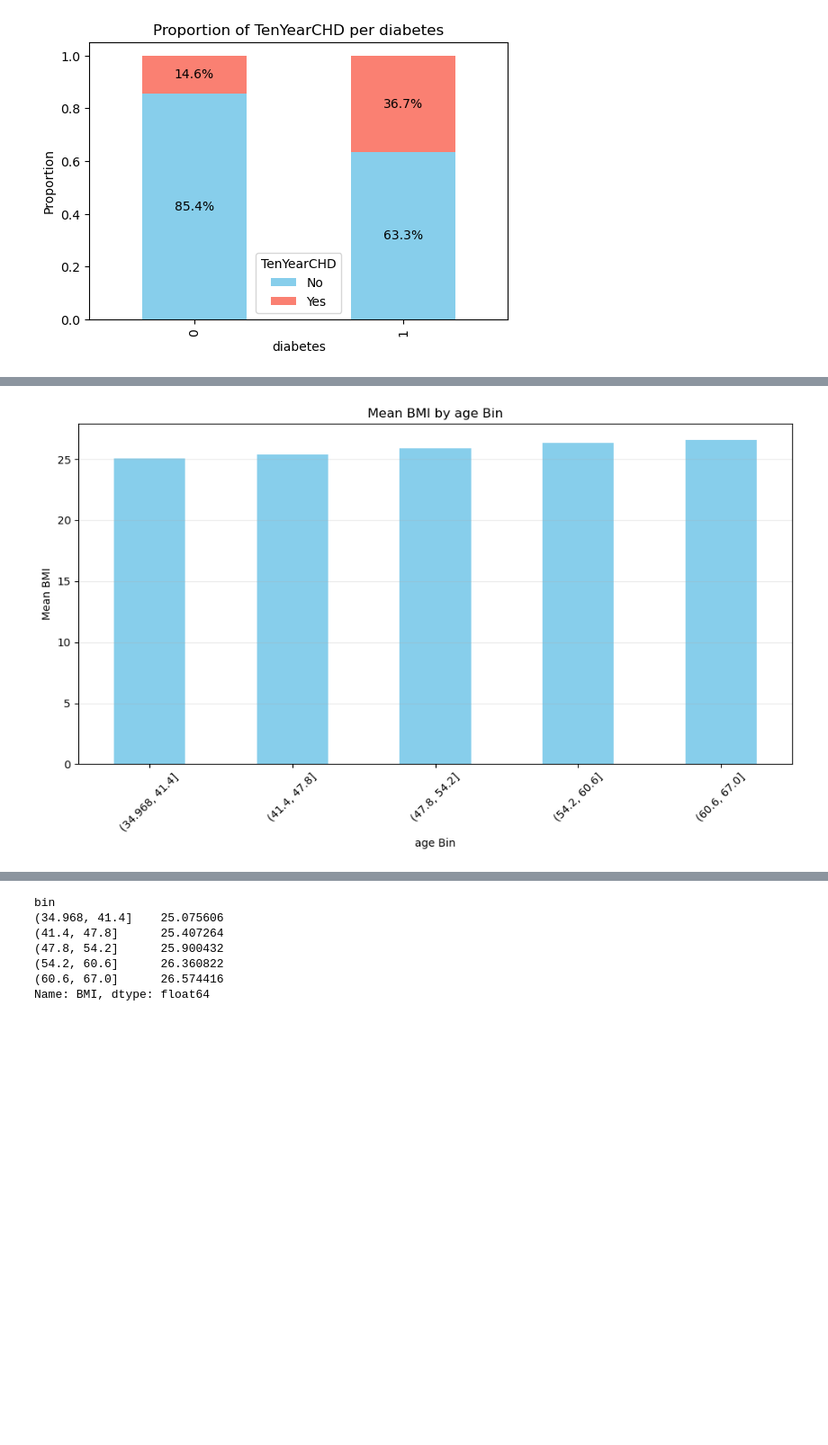
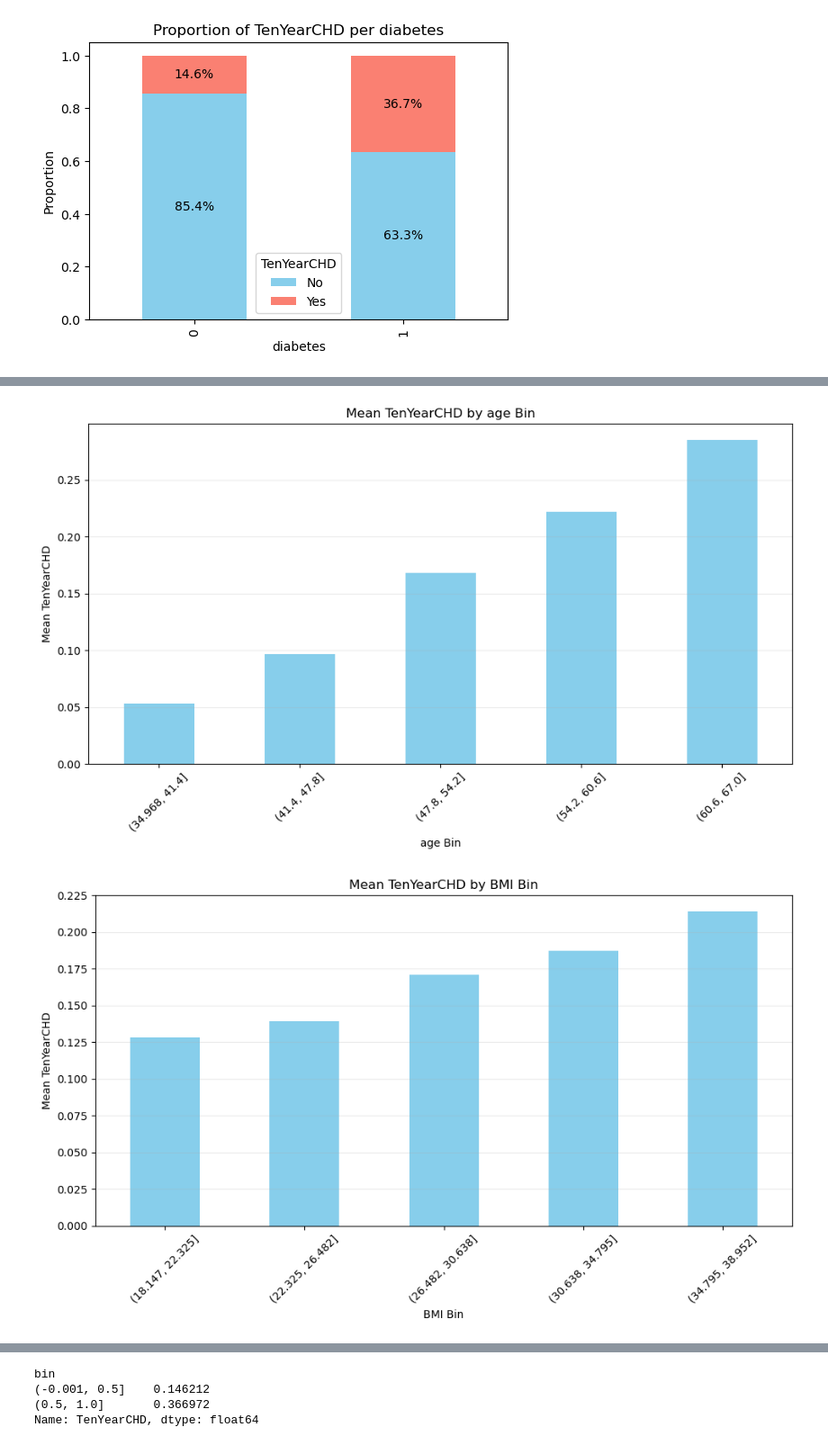
Before and after one commit to Mikerne/BusinessIntelligenceExam, a Jupyter notebook: notebooks/final_report.ipynb, the cells around one changed output, grey strips where cells are left out. Shown at 90% size. Cells and saved outputs as stored; diff of their text form; code cells hidden in the pictures; blank space fills up the shorter version.

```diff
--- a/notebooks/final_report.ipynb
+++ b/notebooks/final_report.ipynb
@@ -223,5 +272,9 @@ Example: BMI vs. Age bins
 # %%
 # Binned data example: BMI by age
-show_binned_data(df, column_to_bin='age', column_to_plot='BMI', bins=5, aggregation_method='mean')
+show_binned_data(df, column_to_bin='age', column_to_plot='TenYearCHD', bins=5, aggregation_method='mean')
+show_binned_data(df, column_to_bin='BMI', column_to_plot='TenYearCHD', bins=5, aggregation_method='mean')
+show_binned_data(df, column_to_bin='prevalentHyp', column_to_plot='TenYearCHD', bins=2, aggregation_method='mean')
+show_binned_data(df, column_to_bin='diabetes', column_to_plot='TenYearCHD', bins=2, aggregation_method='mean')
 # %% [output]
-[figure, old version]
+[figure, new version]
+[figure, added]
@@ -228,10 +283,7 @@ show_binned_data(df, column_to_bin='age', column_to_plot='BMI', bins=5, aggregat
 bin
-(34.968, 41.4]    25.075606
-(41.4, 47.8]      25.407264
-(47.8, 54.2]      25.900432
-(54.2, 60.6]      26.360822
-(60.6, 67.0]      26.574416
-Name: BMI, dtype: float64
+(-0.001, 0.5]    0.146212
+(0.5, 1.0]       0.366972
+Name: TenYearCHD, dtype: float64
 # %% [markdown]
 # Research Questions
 
```
Also changed, not shown: parts of 14 cells of this notebook, 10 other files.
